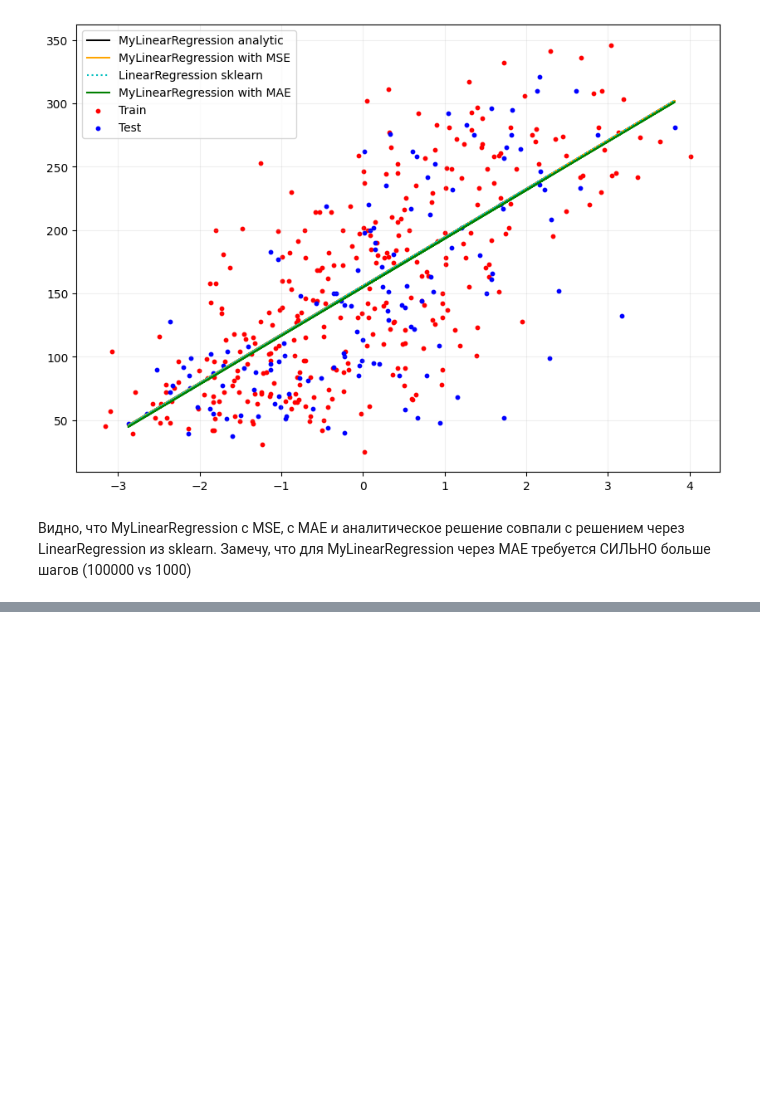
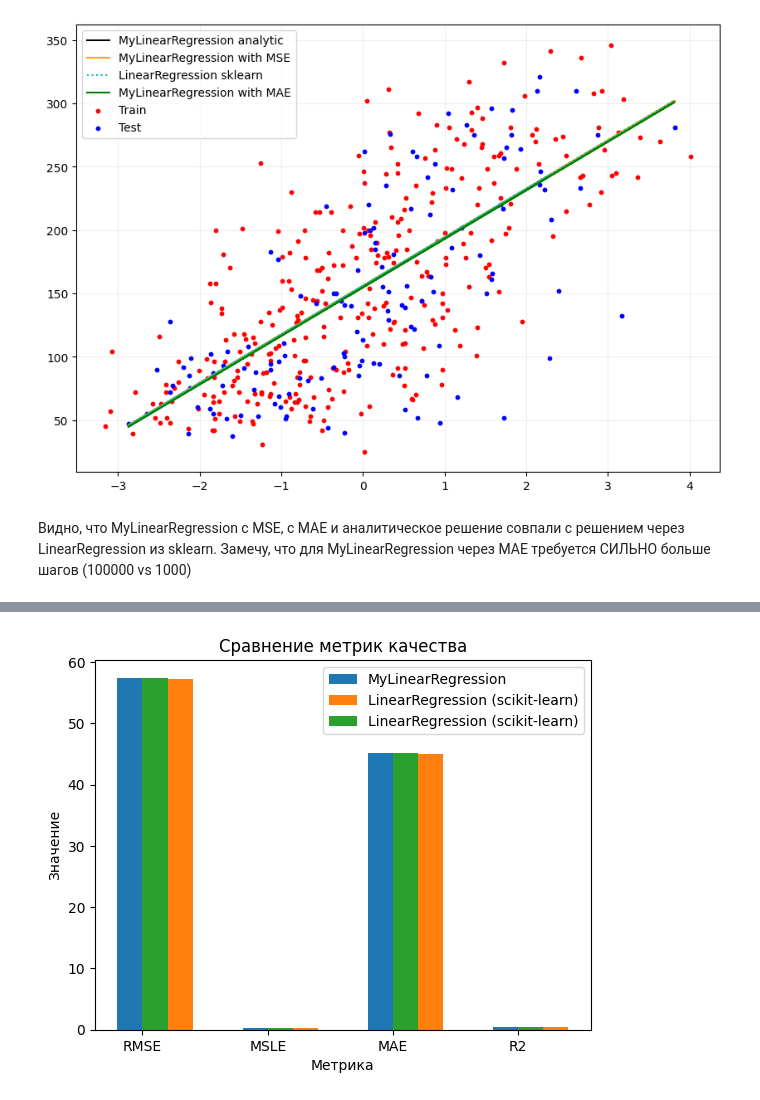
Before and after one commit to kudrmax/machine-learning, a Jupyter notebook: hse-miem/hse-miem-hw/hw2/task1.ipynb, the cells around one changed output, grey strips where cells are left out. Saved outputs shown, nothing was run; the diff lists cells and outputs as text; code cells hidden in the pictures; blank space fills up the shorter version.

```diff
--- a/hse-miem/hse-miem-hw/hw2/task1.ipynb
+++ b/hse-miem/hse-miem-hw/hw2/task1.ipynb
@@ -288,0 +346,43 @@ plt.show()
+# %%
+import matplotlib.pyplot as plt
+
+# metrics_my = {
+#     'MSE': MSE_my,
+#     'RMSE': RMSE_my,
+#     'MSLE': MSLE_my,
+#     'MAE': MAE_my,
+#     'R2 score': R2_my,
+# }
+# # Значения метрик для MyLinearRegression
+#
+# # Значения метрик для LinearRegression из scikit-learn
+# metrics_sklearn = {
+#     'MSE': MSE_sklearn,
+#     'RMSE': RMSE_sklearn,
+#     'MSLE': MSLE_sklearn,
+#     'MAE': MAE_sklearn,
+#     'R2 score': R2_sklearn,
+# }
+
+# Список названий метрик
+metric_names = list(metrics.keys())[1:]
+
+# Значения метрик для каждого алгоритма
+values_my_MSE = list(y_pred_dict['y_pred_MSE'].values())[1:]
+values_my_MAE = list(y_pred_dict['y_pred_MAE'].values())[1:]
+values_sklearn = list(y_pred_dict['y_pred_sklearn'].values())[1:]
+
+# Построение гистограммы
+bar_width = 0.2
+index = range(len(metric_names))
+plt.bar(index, values_my_MSE, bar_width, label='MyLinearRegression')
+plt.bar([i + 2 * bar_width for i in index], values_my_MAE, bar_width, label='LinearRegression (scikit-learn)')
+plt.bar([i + bar_width for i in index], values_sklearn, bar_width, label='LinearRegression (scikit-learn)')
+plt.xlabel('Метрика')
+plt.ylabel('Значение')
+plt.title('Сравнение метрик качества')
+plt.xticks([i + bar_width / 2 for i in index], metric_names)
+plt.legend()
+plt.show()
+# %% [output]
+[figure, added]
```
Also changed, not shown: parts of 6 cells of this notebook, 1 other file.
